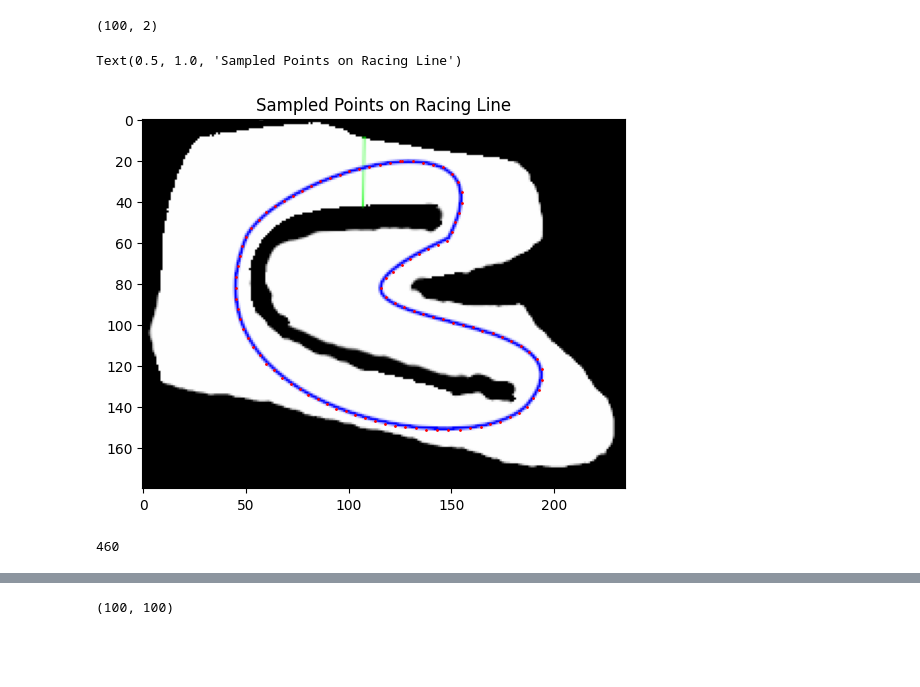
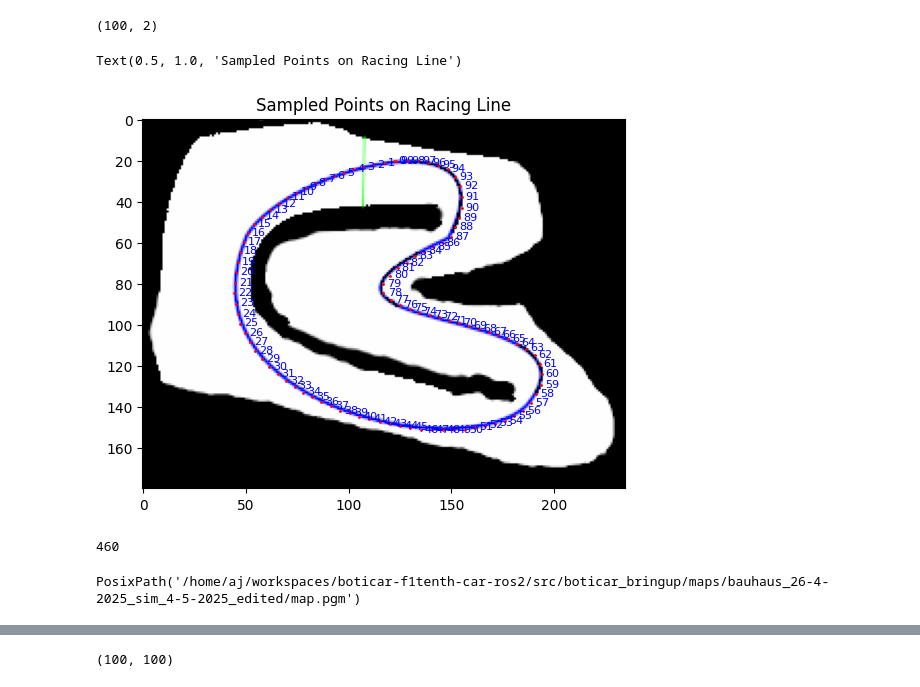
Before and after one commit to anjrew/race-lines-optimization, a Jupyter notebook: notebooks/load_racing_line_file.ipynb, the cells around one changed output, grey strips where cells are left out. Cells and saved outputs as stored; diff of their text form; code cells hidden in the pictures; blank space fills up the shorter version.

```diff
--- a/notebooks/load_racing_line_file.ipynb
+++ b/notebooks/load_racing_line_file.ipynb
@@ -47,6 +50,6 @@ list_files_recursively(map_folder)
 # %%
 # Load racing_lines/map_race_line_drawn.png
-racing_lines_path = map_folder / 'racing_lines' / 'map_race_line_drawn.png'
+racing_lines_path = map_folder / 'racing_lines' / '1' /'map_race_line_drawn_with_slow_areas.png'
 # racing_lines = cv2.imread(str(racing_lines_path), cv2.COLOR_RGB2BGR)
 racing_lines = cv2.imread(str(racing_lines_path), cv2.COLOR_BGR2RGB)
 # racing_lines = cv2.imread(str(racing_lines_path), cv2.COLOR_BGR2GRAY)
@@ -62,10 +65,12 @@ def mask_red_regions(image):
 
     # Define the range for red color in HSV
     # Red has two ranges in HSV due to the hue wrapping around 0/360 degrees
-    lower_red1 = np.array([0, 100, 100])    # Lower bound for red (0-10 hue)
-    upper_red1 = np.array([10, 255, 255])   # Upper bound for red
-    lower_red2 = np.array([170, 100, 100])  # Lower bound for red (170-180 hue)
-    upper_red2 = np.array([180, 255, 255])  # Upper bound for red
+    # We lower the minimum Saturation (S) and Value (V) to capture more shades (pinks, maroons, dark reds)
+    lower_red1 = np.array([0, 50, 50])    # Lower bound for red (0-10 hue), minimum S and V set to 50
+    upper_red1 = np.array([10, 255, 255])   # Upper bound for red (full S and V)
+
+    lower_red2 = np.array([170, 50, 50])  # Lower bound for red (170-180 hue), minimum S and V set to 50
+    upper_red2 = np.array([180, 255, 255])  # Upper bound for red (full S and V)
 
     # Create masks for both red ranges
     mask1 = cv2.inRange(hsv_image, lower_red1, upper_red1)
@@ -160,11 +165,18 @@ sampled_points.shape
 # %%
 # show the sampled points
 plt.imshow(racing_lines)
 plt.scatter(sampled_points[:, 0], sampled_points[:, 1], c='red', s=1)
+# Add the index text next to each point
+for i, point in enumerate(sampled_points):
+    # point is like [x, y]
+    x, y = point[0], point[1]
+    # Add text slightly offset from the point for better visibility
+    plt.text(x + 2, y + 2, str(i), color='blue', fontsize=8, ha='left', va='bottom')
+
 plt.title('Sampled Points on Racing Line')
 # %% [output]
 Text(0.5, 1.0, 'Sampled Points on Racing Line')
-[figure, old version]
+[figure, new version]
 # %%
 import cv2
 import yaml
@@ -209,3 +221,10 @@ def map_image_to_world(points, yaml_file, image_height):
 len(racing_line_points)
 # %% [output]
 460
+# %%
+
+# Load the original map image to get its dimensions
+map_file_path = map_folder /'map.pgm'
+map_file_path
+# %% [output]
+PosixPath('/home/aj/workspaces/boticar-f1tenth-car-ros2/src/boticar_bringup/maps/bauhaus_26-4-2025_sim_4-5-2025_edited/map.pgm')
```
Also changed, not shown: parts of 6 cells of this notebook, 1 other file.
